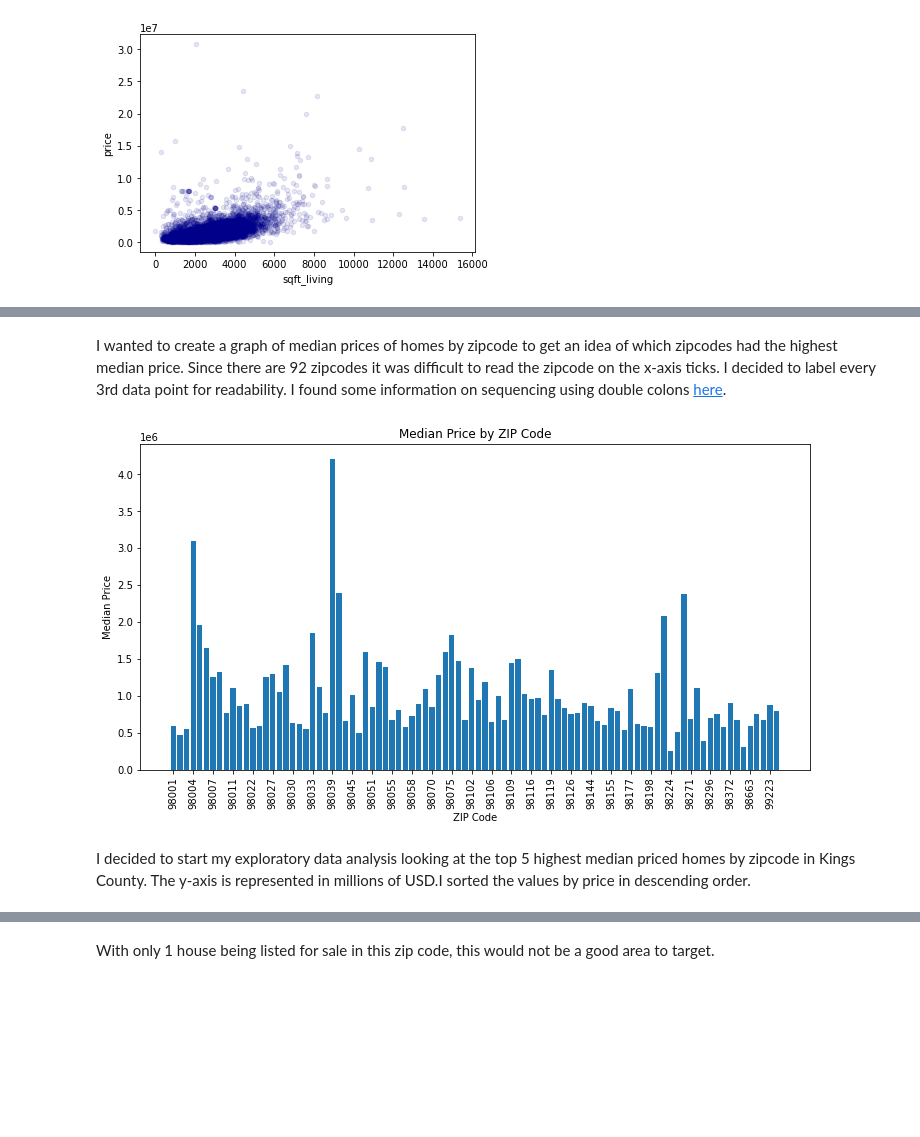
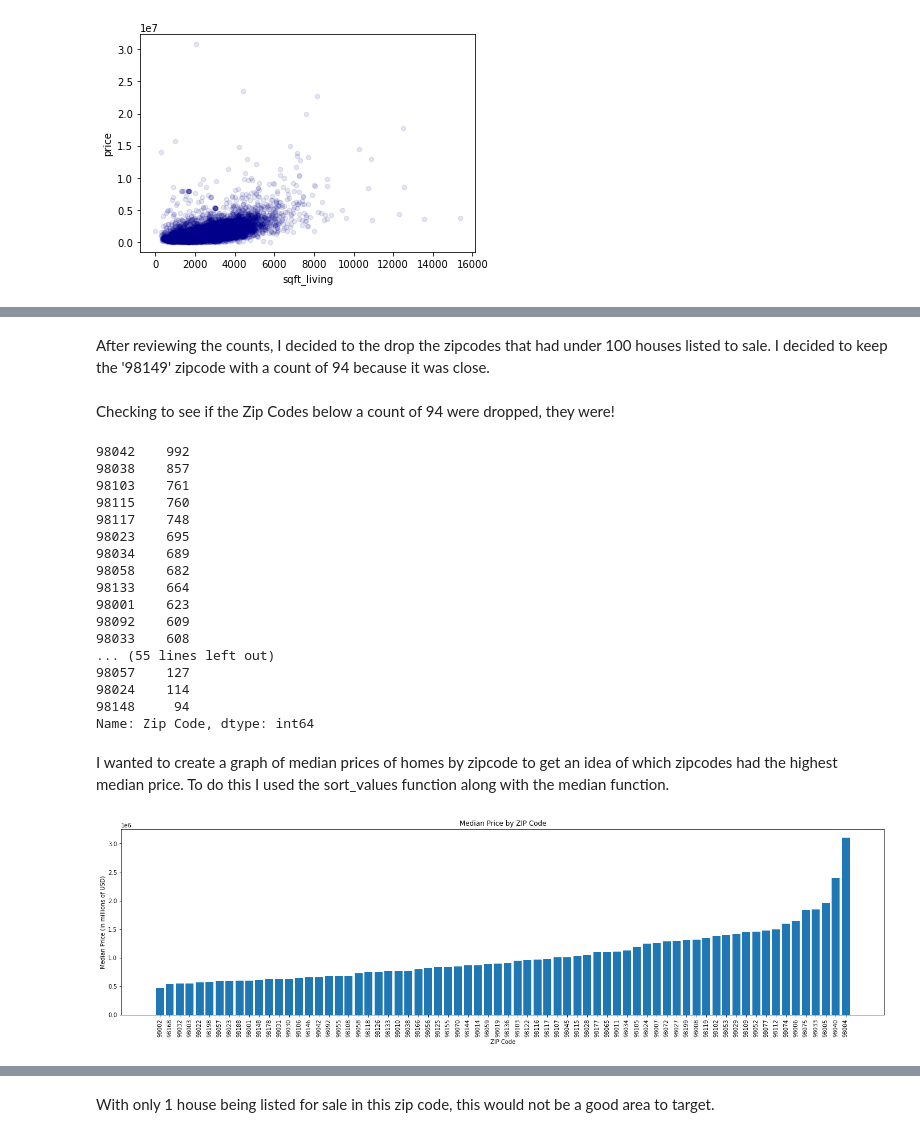
Before and after one commit to adammarianacci/Real_Estate_Analysis, a Jupyter notebook: notebook.ipynb, the cells around one changed output, grey strips where cells are left out. Cells and saved outputs as stored; diff of their text form; code cells hidden in the pictures; blank space fills up the shorter version.

Commit message:
Sorted the Median Price Graph, Removed Low Count Zip Codes

```diff
--- a/notebook.ipynb
+++ b/notebook.ipynb
@@ -210,20 +235,47 @@ kc_house_data_df.plot.scatter(
+# %% [markdown]
+After reviewing the counts, I decided to the drop the zipcodes that had under 100 houses listed to sale. I decided to keep the '98149' zipcode with a count of 94 because it was close.
+# %%
+# Count the occurrences of each ZIP code
+zipcode_counts = kc_house_data_df['Zip Code'].value_counts()
+kc_house_data_df = kc_house_data_df[kc_house_data_df['Zip Code'].isin(zipcode_counts[zipcode_counts >= 94].index)]
+# %% [markdown]
+Checking to see if the Zip Codes below a count of 94 were dropped, they were!
+# %%
+kc_house_data_df['Zip Code'].value_counts()
+# %% [output]
+98042    992
+98038    857
+98103    761
+98115    760
+98117    748
+98023    695
+98034    689
+98058    682
+98133    664
+98001    623
+98092    609
+98033    608
+... (55 lines left out)
+98057    127
+98024    114
+98148     94
+Name: Zip Code, dtype: int64
 # %% [markdown]
-I wanted to create a graph of median prices of homes by zipcode to get an idea of which zipcodes had the highest median price. Since there are 92 zipcodes it was difficult to read the zipcode on the x-axis ticks. I decided to label every 3rd data point for readability. I found some information on sequencing using double colons [here](https://stackoverflow.com/questions/3453085/what-is-double-colon-in-python-when-subscripting-sequences).
+I wanted to create a graph of median prices of homes by zipcode to get an idea of which zipcodes had the highest median price. To do this I used the sort_values function along with the median function.
 # %%
-# Group data by ZIP code and calculate the median price
-median_prices = kc_house_data_df.groupby('Zip Code')['price'].median().reset_index()
+# Group data by ZIP code and calculate the median price from lowest to highest
+median_prices = kc_house_data_df.groupby('Zip Code')['price'].median().sort_values().reset_index()
 
 # Create a bar chart to visualize the median prices by ZIP code
-plt.figure(figsize=(12, 6))
+plt.figure(figsize=(24, 6))
 plt.bar(median_prices['Zip Code'], median_prices['price'])
 plt.xlabel('ZIP Code')
-plt.ylabel('Median Price')
+plt.ylabel('Median Price (in millions of USD)')
 plt.title('Median Price by ZIP Code')
-# Label every 3rd data point on the X-axis
-plt.xticks(range(0, len(median_prices), 3), median_prices['Zip Code'][::3], rotation=90)
+# Label every data point on the X-axis
+plt.xticks(range(len(median_prices)), median_prices['Zip Code'], rotation=90)
+
 
 plt.show()
 # %% [output]
-[figure, old version]
+[figure, new version]
-# %% [markdown]
-I decided to start my exploratory data analysis looking at the top 5 highest median priced homes by zipcode in Kings County. The y-axis is represented in millions of USD.I sorted the values by price in descending order.
```
Also changed, not shown: parts of 10 cells of this notebook.
